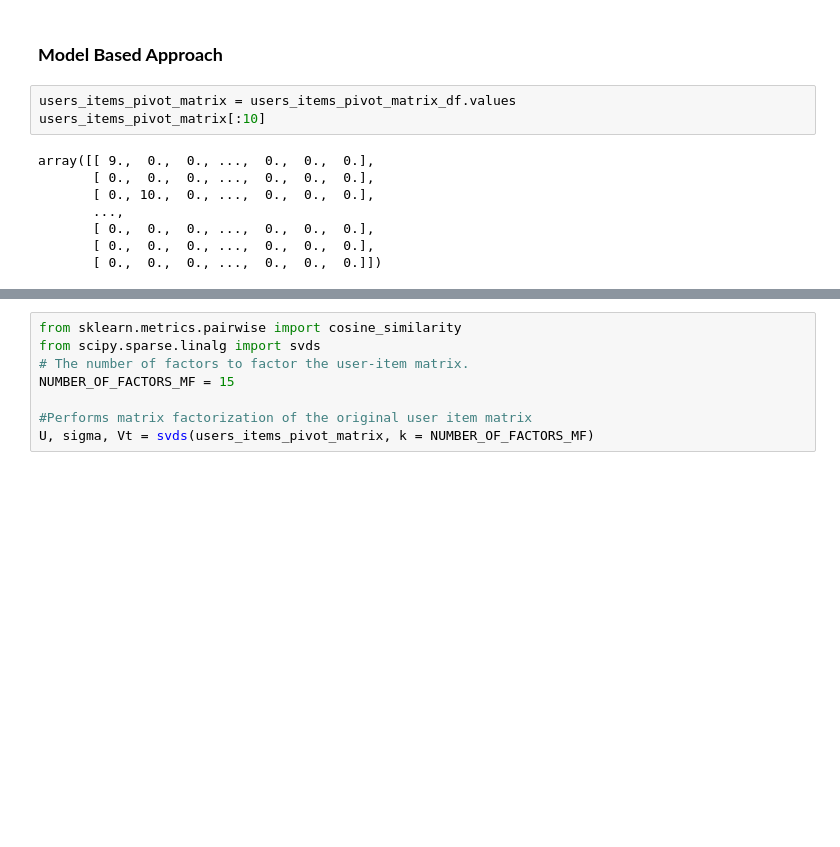
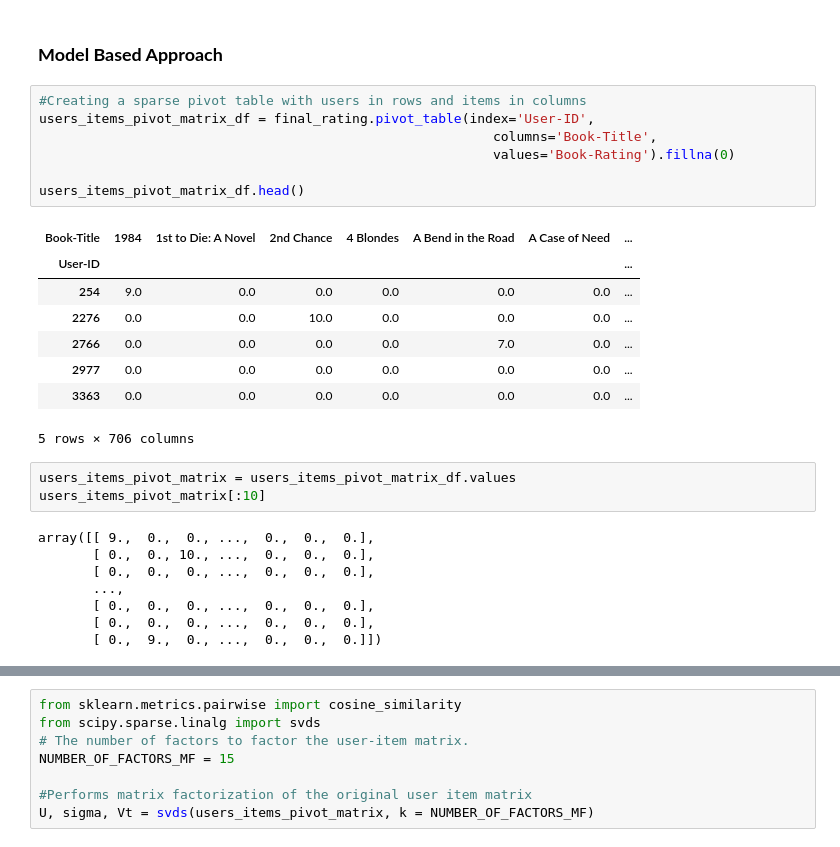
Before and after one commit to disuja7/Book-Recommendation-System, a Jupyter notebook: Book_Recommendation_System.ipynb, the cells around one changed output, grey strips where cells are left out. Cells and saved outputs as stored; diff of their text form; blank space fills up the shorter version.

```diff
--- a/Book_Recommendation_System.ipynb
+++ b/Book_Recommendation_System.ipynb
@@ -637,15 +644,31 @@ The Five People You Meet in Heaven
 ---
 # %% [markdown]
 ### **Model Based Approach**
+# %%
+#Creating a sparse pivot table with users in rows and items in columns
+users_items_pivot_matrix_df = final_rating.pivot_table(index='User-ID',
+                                                          columns='Book-Title',
+                                                          values='Book-Rating').fillna(0)
+
+users_items_pivot_matrix_df.head()
+# %% [output]
+| Book-Title | 1984 | 1st to Die: A Novel | 2nd Chance | 4 Blondes | A Bend in the Road | A Case of Need | ... |
+| User-ID |  |  |  |  |  |  | ... |
+| 254 | 9.0 | 0.0 | 0.0 | 0.0 | 0.0 | 0.0 | ... |
+| 2276 | 0.0 | 0.0 | 10.0 | 0.0 | 0.0 | 0.0 | ... |
+| 2766 | 0.0 | 0.0 | 0.0 | 0.0 | 7.0 | 0.0 | ... |
+| 2977 | 0.0 | 0.0 | 0.0 | 0.0 | 0.0 | 0.0 | ... |
+| 3363 | 0.0 | 0.0 | 0.0 | 0.0 | 0.0 | 0.0 | ... |
+5 rows × 706 columns
 # %%
 users_items_pivot_matrix = users_items_pivot_matrix_df.values
 users_items_pivot_matrix[:10]
 # %% [output]
 array([[ 9.,  0.,  0., ...,  0.,  0.,  0.],
+       [ 0.,  0., 10., ...,  0.,  0.,  0.],
        [ 0.,  0.,  0., ...,  0.,  0.,  0.],
-       [ 0., 10.,  0., ...,  0.,  0.,  0.],
        ...,
        [ 0.,  0.,  0., ...,  0.,  0.,  0.],
        [ 0.,  0.,  0., ...,  0.,  0.,  0.],
-       [ 0.,  0.,  0., ...,  0.,  0.,  0.]])
+       [ 0.,  9.,  0., ...,  0.,  0.,  0.]])
 # %%
```
Also changed, not shown: parts of 19 cells of this notebook.
